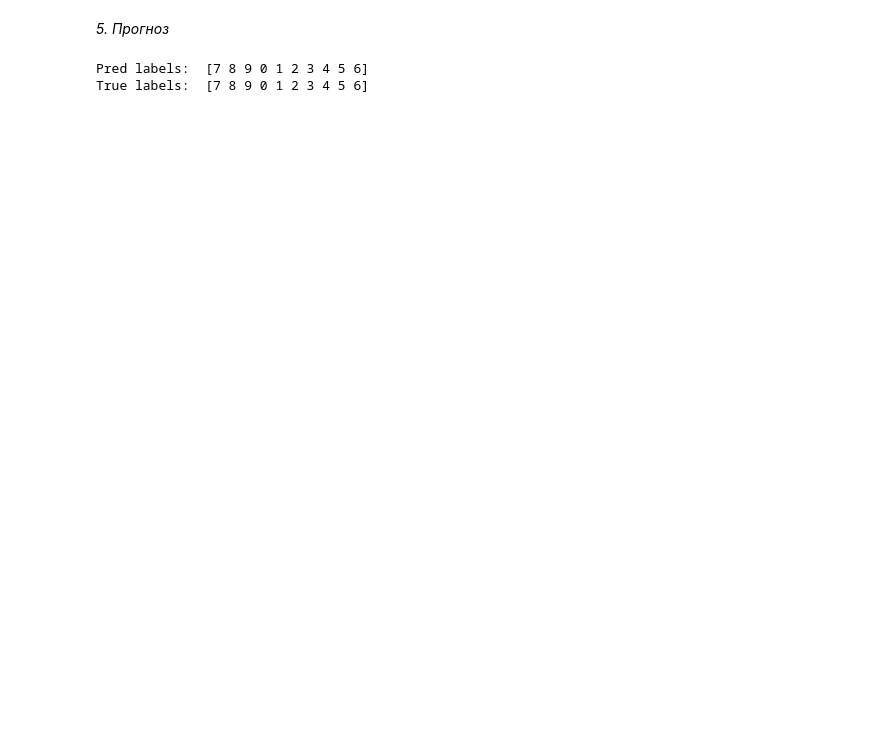
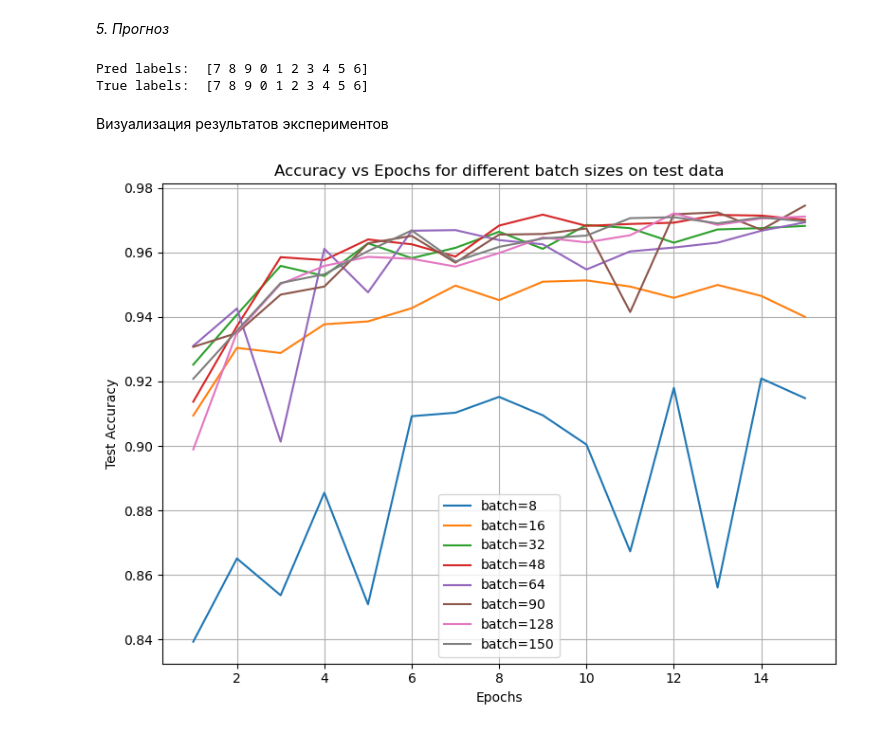
Before and after one commit to Bit-Maximum/MLP-for-MNIST, a Jupyter notebook: MLP MNIST.ipynb, the cells around one changed output. Saved outputs shown, nothing was run; the diff lists cells and outputs as text; code cells hidden in the pictures; blank space fills up the shorter version.

```diff
--- a/MLP MNIST.ipynb
+++ b/MLP MNIST.ipynb
@@ -115,4 +118,5 @@ class MLP(nn.Module):
         return self.fc3(x)
 # %%
 # Выберем размер выборки
-batch_size = 64
+epochs = 15
+batch_sizes = [8, 16, 32, 48, 64, 90, 128, 150]
@@ -208,3 +205,20 @@ with torch.no_grad():
 # %% [output]
 Pred labels:  [7 8 9 0 1 2 3 4 5 6]
 True labels:  [7 8 9 0 1 2 3 4 5 6]
+# %% [markdown]
+Визуализация результатов экспериментов
+# %%
+# График 1: Зависимость точности от эпох для разных batch_size на тестовых данных
+plt.figure(figsize=(8, 6))
+for batch_size in batch_sizes:
+    plt.plot(range(1, epochs + 1), test_results[batch_size], label=f'batch={batch_size}')
+plt.xlabel('Epochs')
+plt.ylabel('Test Accuracy')
+plt.title('Accuracy vs Epochs for different batch sizes on test data')
+plt.legend()
+plt.grid()
+
+plt.tight_layout()
+plt.show()
+# %% [output]
+[figure, added]
```
Also changed, not shown: parts of 14 cells of this notebook, 10 other files.
